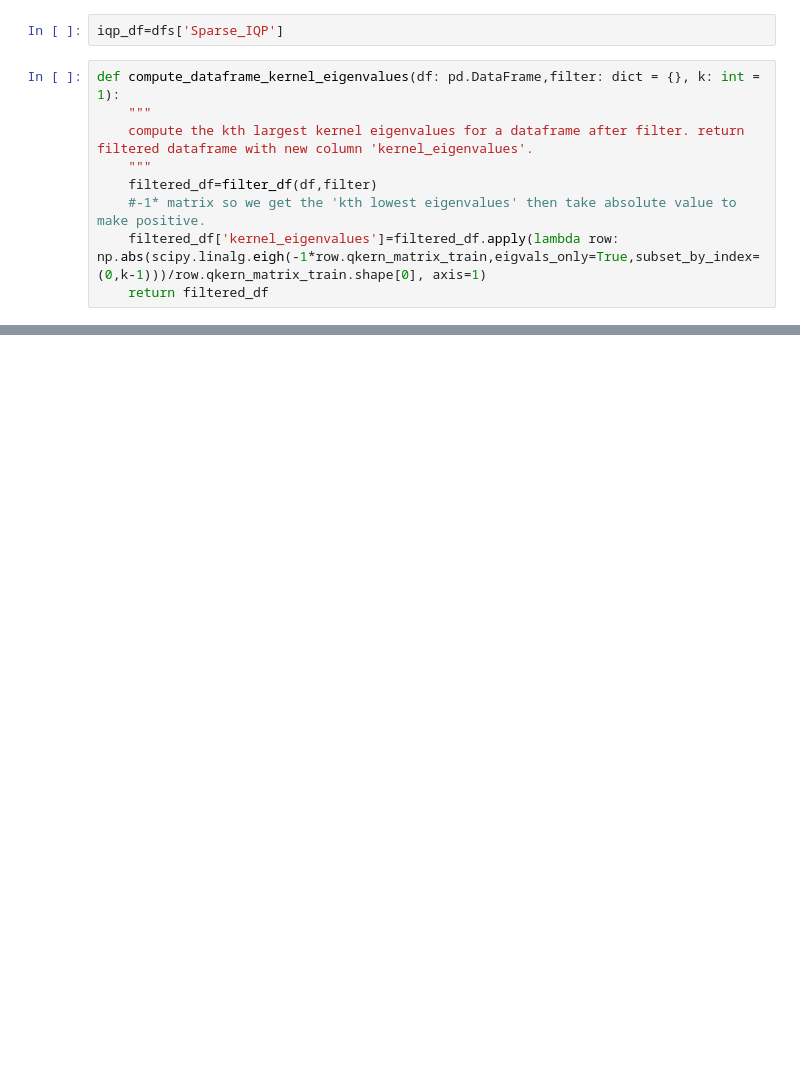
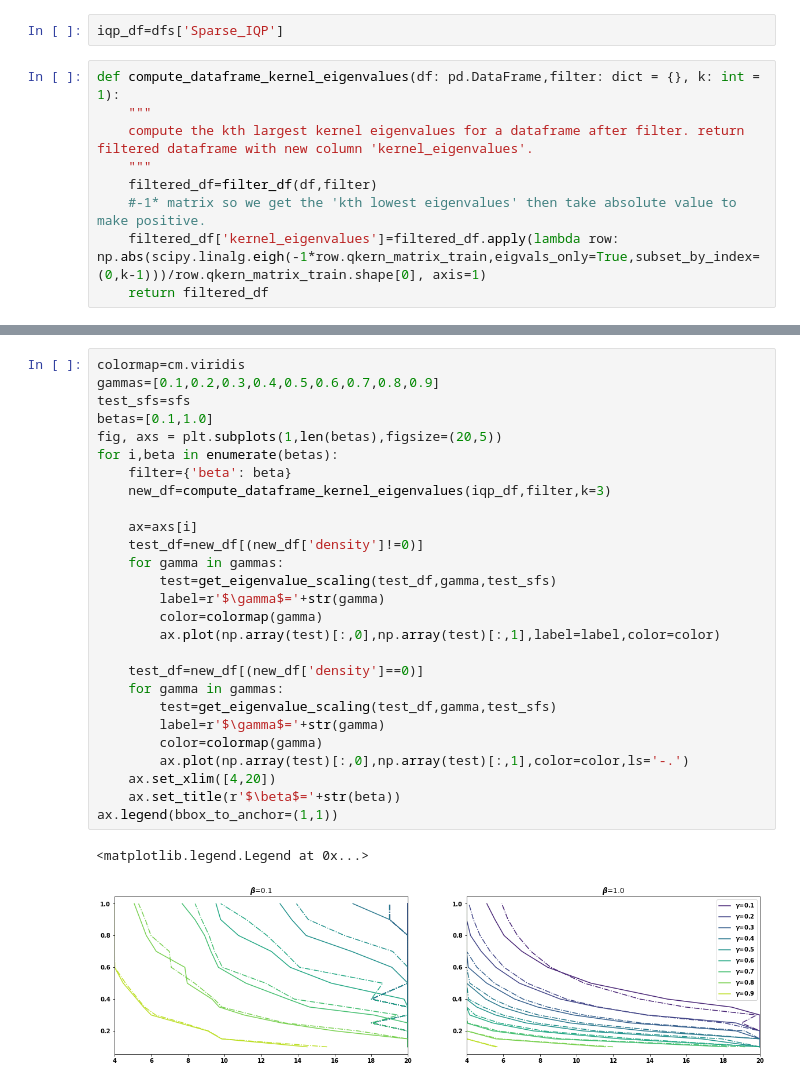
Before and after one commit to lslattery11/quantum_kernel, a Jupyter notebook: notebooks/data_visualization/iqp_fidelity_kernel_decay.ipynb, the cells around one changed output, grey strips where cells are left out. Drawn from its saved outputs; the diff is of its cells as text; blank space fills up the shorter version.

```diff
--- a/notebooks/data_visualization/iqp_fidelity_kernel_decay.ipynb
+++ b/notebooks/data_visualization/iqp_fidelity_kernel_decay.ipynb
@@ -99,0 +135,30 @@ fig.savefig(f'{save_folder}IQP_gennorm_data_surface_plots.pdf')
+# %%
+colormap=cm.viridis
+gammas=[0.1,0.2,0.3,0.4,0.5,0.6,0.7,0.8,0.9]
+test_sfs=sfs
+betas=[0.1,1.0]
+fig, axs = plt.subplots(1,len(betas),figsize=(20,5))
+for i,beta in enumerate(betas):
+    filter={'beta': beta}
+    new_df=compute_dataframe_kernel_eigenvalues(iqp_df,filter,k=3)
+
+    ax=axs[i]
+    test_df=new_df[(new_df['density']!=0)]
+    for gamma in gammas:
+        test=get_eigenvalue_scaling(test_df,gamma,test_sfs)
+        label=r'$\gamma$='+str(gamma)
+        color=colormap(gamma)
+        ax.plot(np.array(test)[:,0],np.array(test)[:,1],label=label,color=color)
+
+    test_df=new_df[(new_df['density']==0)]
+    for gamma in gammas:
+        test=get_eigenvalue_scaling(test_df,gamma,test_sfs)
+        label=r'$\gamma$='+str(gamma)
+        color=colormap(gamma)
+        ax.plot(np.array(test)[:,0],np.array(test)[:,1],color=color,ls='-.')
+    ax.set_xlim([4,20])
+    ax.set_title(r'$\beta$='+str(beta))
+ax.legend(bbox_to_anchor=(1,1))
+# %% [output]
+<matplotlib.legend.Legend at 0x...>
+[figure, added]
```
Also changed, not shown: parts of 6 cells of this notebook, 4 other files.
